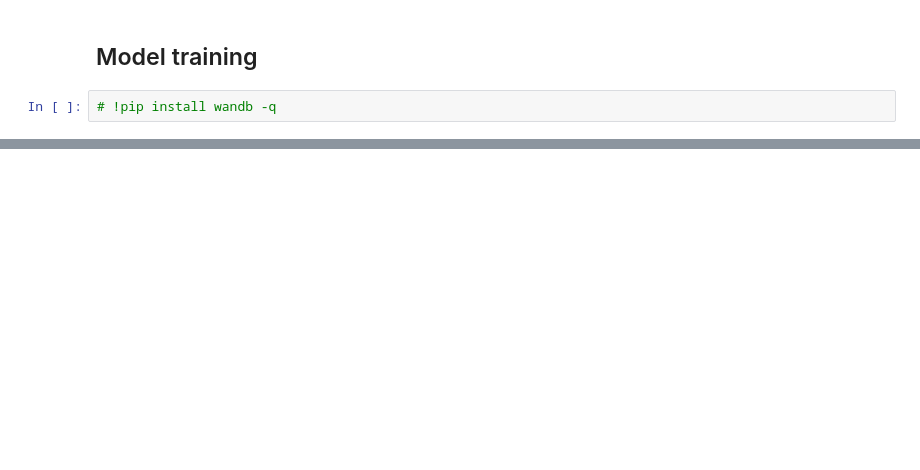
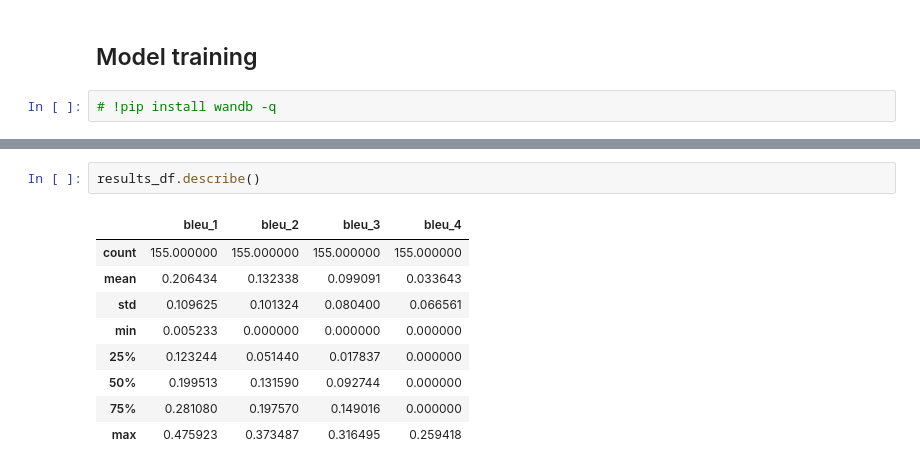
Before and after one commit to pedroodb/sign_attention, a Jupyter notebook: rwth.ipynb, the cells around one changed output, grey strips where cells are left out. Saved outputs shown, nothing was run; the diff lists cells and outputs as text; blank space fills up the shorter version.

```diff
--- a/rwth.ipynb
+++ b/rwth.ipynb
@@ -454,0 +590,12 @@ NameError: name 'L' is not defined
+# %%
+results_df.describe()
+# %% [output]
+|  | bleu_1 | bleu_2 | bleu_3 | bleu_4 |
+| count | 155.000000 | 155.000000 | 155.000000 | 155.000000 |
+| mean | 0.206434 | 0.132338 | 0.099091 | 0.033643 |
+| std | 0.109625 | 0.101324 | 0.080400 | 0.066561 |
+| min | 0.005233 | 0.000000 | 0.000000 | 0.000000 |
+| 25% | 0.123244 | 0.051440 | 0.017837 | 0.000000 |
+| 50% | 0.199513 | 0.131590 | 0.092744 | 0.000000 |
+| 75% | 0.281080 | 0.197570 | 0.149016 | 0.000000 |
+| max | 0.475923 | 0.373487 | 0.316495 | 0.259418 |
```
Also changed, not shown: parts of 16 cells of this notebook, 2 other files.
